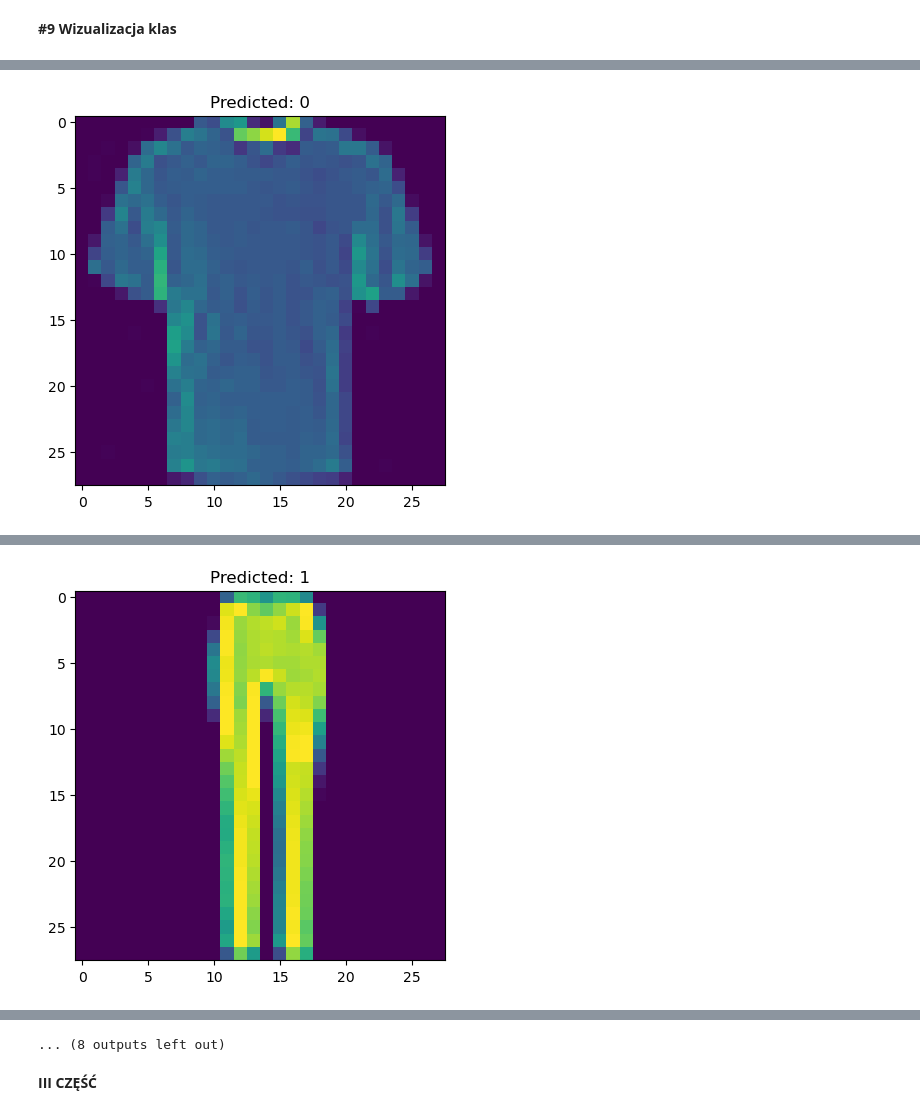
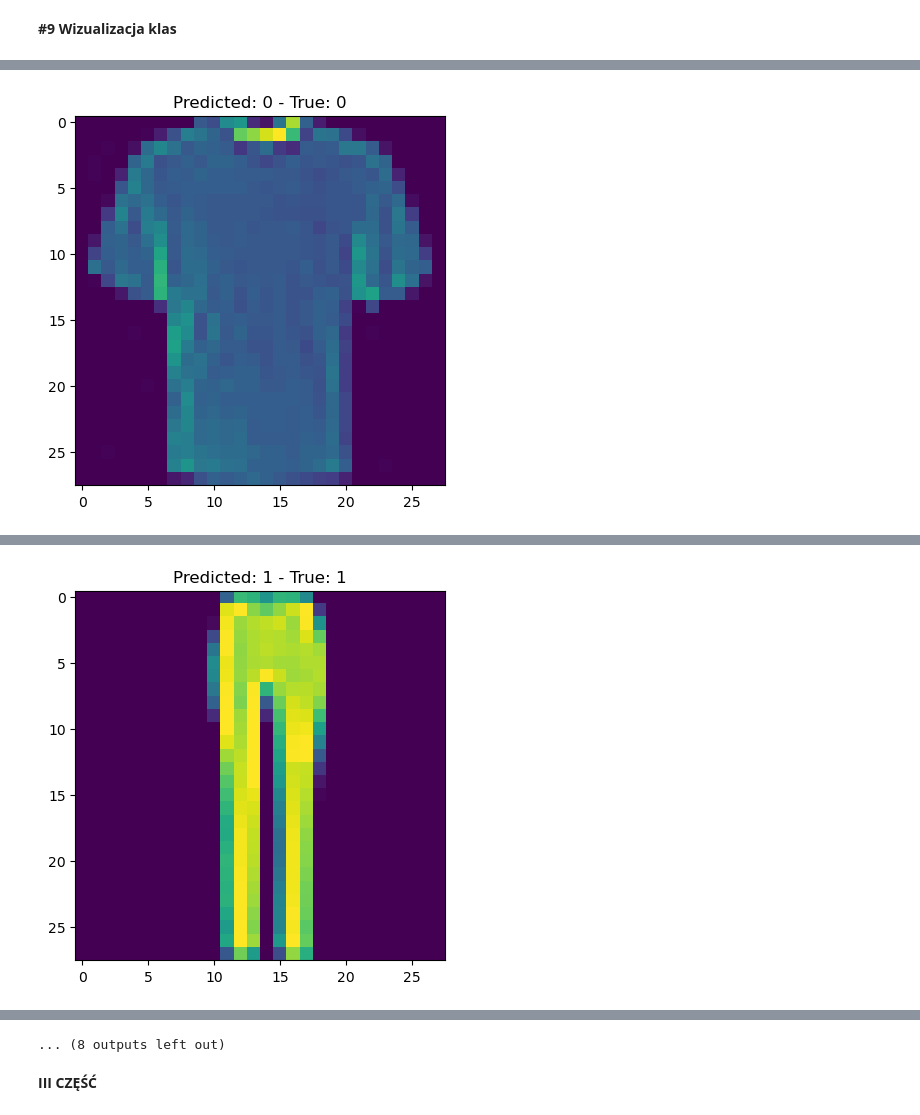
Before and after one commit to mateuszobe/Zadanie_18.4, a Jupyter notebook: Zadanie_18.4.ipynb, the cells around one changed output, grey strips where cells are left out. Drawn from its saved outputs; the diff is of its cells as text; code cells hidden in the pictures.

```diff
--- a/Zadanie_18.4.ipynb
+++ b/Zadanie_18.4.ipynb
@@ -124,14 +124,19 @@ new_model = tf.keras.models.load_model('fashion_mnist_model.keras')
 # %% [markdown]
 **#9 Wizualizacja klas**
 # %%
-def predict_image(image):
-    image = np.expand_dims(image, axis=(0, -1))  # Dopasowanie wymiarów
-    prediction = new_model.predict(image)
-    predicted_label = np.argmax(prediction)
+def predict_image(image, model, true_label=None):
+    image = np.expand_dims(image, axis=-1)
+    image = np.expand_dims(image, axis=0)
 
-    # Wyświetlenie obrazu
-    plt.imshow(image.squeeze())
-    plt.title(f"Predicted: {predicted_label}")
+    prediction = model.predict(image)
+    predicted_label = np.argmax(prediction, axis=1)[0]
+
+    # Wyświetlenie obrazu z przypisaną etykietą
+    plt.imshow(image[0].squeeze())
+    if true_label is not None:
+        plt.title(f"Predicted: {predicted_label} - True: {true_label}")
+    else:
+        plt.title(f"Predicted: {predicted_label}")
     plt.show()
 
     return predicted_label
@@ -139,5 +144,6 @@ def predict_image(image):
 # Iteracja przez 10 klas
 for i in range(10):
     image = X_test[y_test == i][0]
-    predict_image(image)
+    true_label = y_test[y_test == i][0]  # Prawdziwa etykieta
+    predict_image(image, new_model, true_label)  # Predykcja z wyświetleniem obrazu
 # %% [output]
@@ -145 +151 @@ for i in range(10):
-[figure, old version]
+[figure, new version]
@@ -147 +153 @@ for i in range(10):
-[figure, old version]
+[figure, new version]
```
Also changed, not shown: parts of 10 cells of this notebook.
